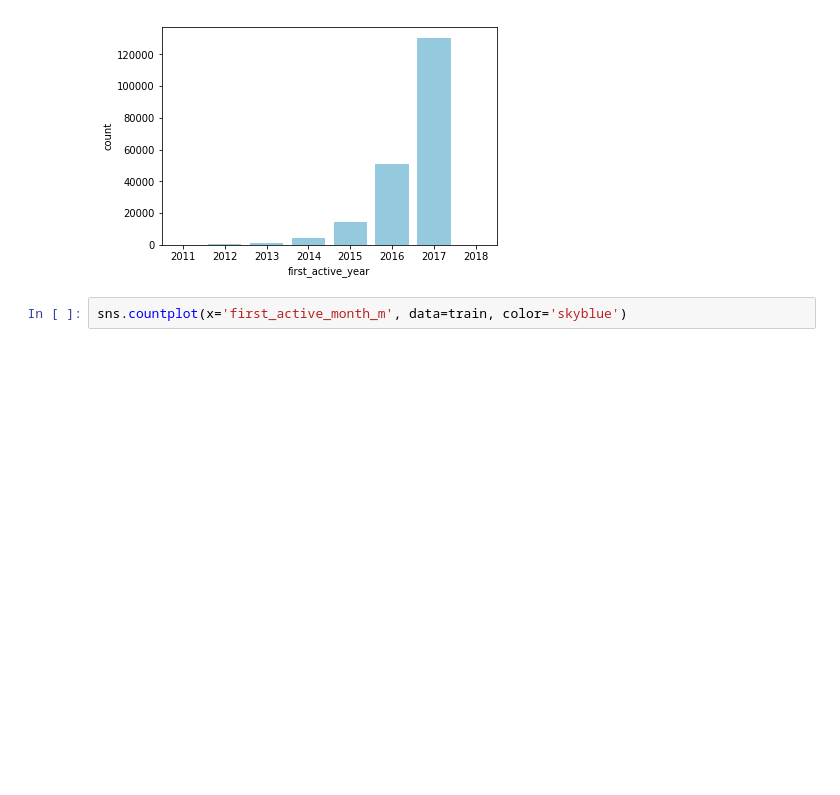
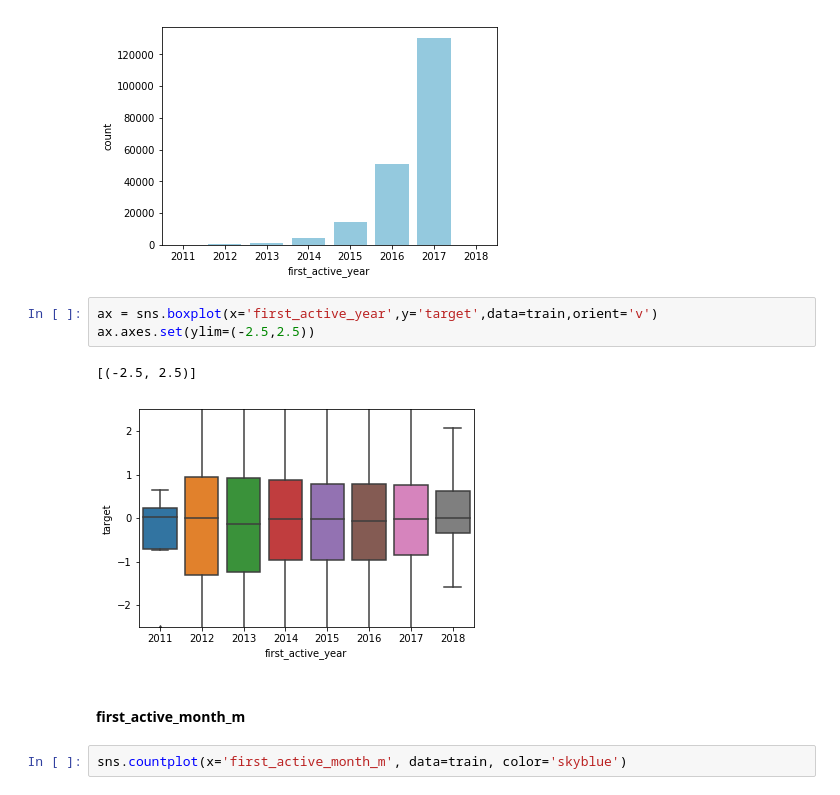
Before and after one commit to scottbradshaw/elo-merchant, a Jupyter notebook: Exploration.ipynb, the cells around one changed output. Cells and saved outputs as stored; diff of their text form; blank space fills up the shorter version.

```diff
--- a/Exploration.ipynb
+++ b/Exploration.ipynb
@@ -66,6 +95,14 @@ sns.countplot(x='first_active_year', data=train, color='skyblue')
 # %% [output]
 <matplotlib.axes._subplots.AxesSubplot at 0x...>
 [figure]
+# %%
+ax = sns.boxplot(x='first_active_year',y='target',data=train,orient='v')
+ax.axes.set(ylim=(-2.5,2.5))
+# %% [output]
+[(-2.5, 2.5)]
+[figure, added]
+# %% [markdown]
+#### first_active_month_m
 # %%
 sns.countplot(x='first_active_month_m', data=train, color='skyblue')
 # %% [output]
```
Also changed, not shown: parts of 12 cells of this notebook.
